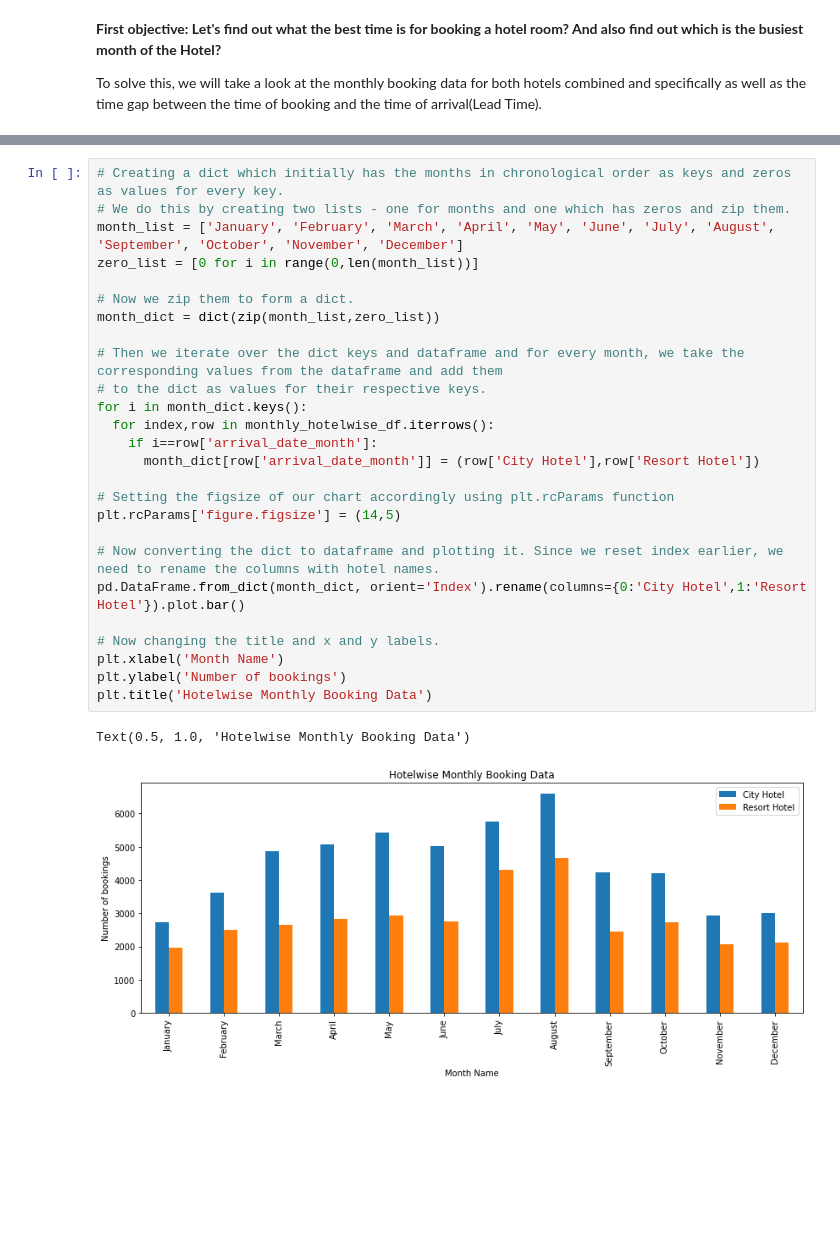
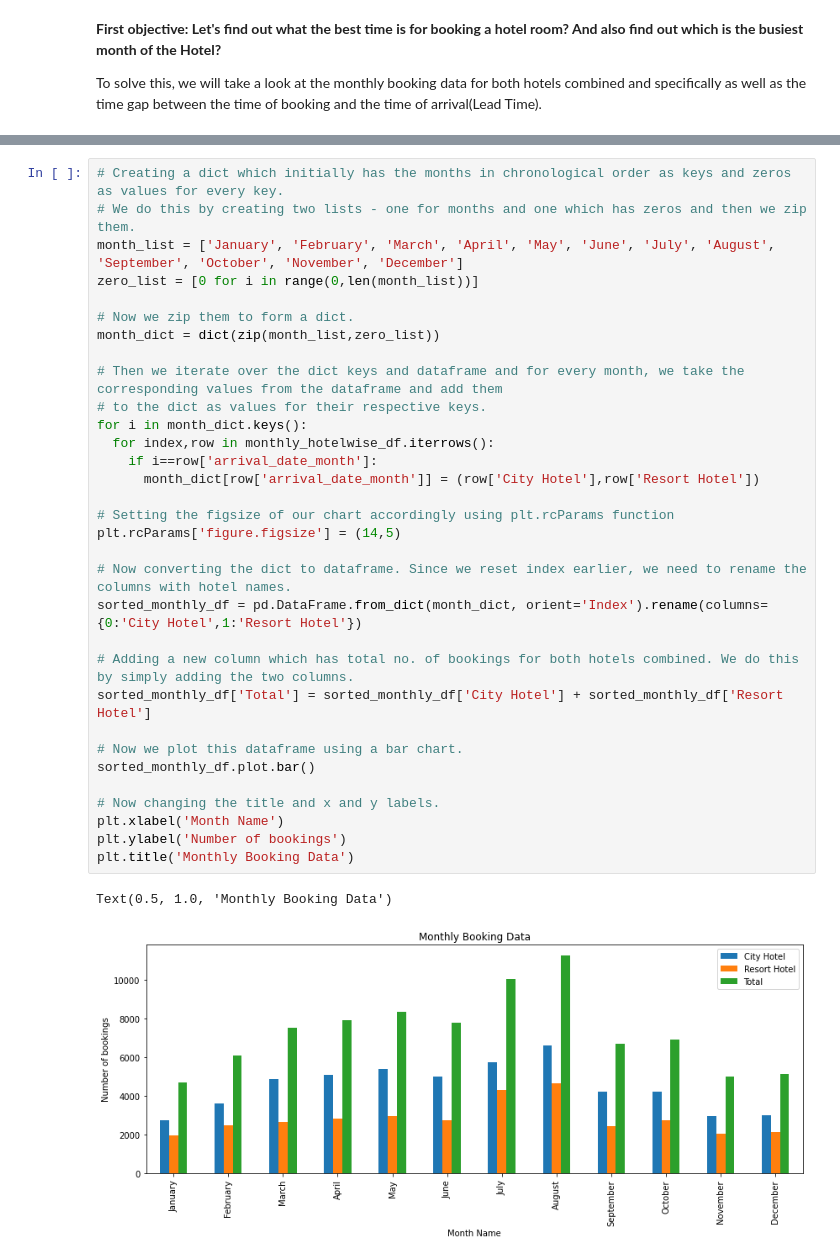
Before and after one commit to gopaljigupta45/Gopal-Ji-Gupta-EDA-Hotel-Booking, a Jupyter notebook: GOPAL_JI_GUPTA_Hotel_Booking_Analysis_Capstone_Project.ipynb, the cells around one changed output, grey strips where cells are left out. Drawn from its saved outputs; the diff is of its cells as text; blank space fills up the shorter version.

```diff
--- a/GOPAL_JI_GUPTA_Hotel_Booking_Analysis_Capstone_Project.ipynb
+++ b/GOPAL_JI_GUPTA_Hotel_Booking_Analysis_Capstone_Project.ipynb
@@ -169,30 +170,36 @@ So we get a dictionary which contains the same information as our dataframe with
 Then we convert it to a dataframe using from_dict function and plot it.
 # %%
 # Creating a dict which initially has the months in chronological order as keys and zeros as values for every key.
-# We do this by creating two lists - one for months and one which has zeros and zip them.
+# We do this by creating two lists - one for months and one which has zeros and then we zip them.
 month_list = ['January', 'February', 'March', 'April', 'May', 'June', 'July', 'August', 'September', 'October', 'November', 'December']
 zero_list = [0 for i in range(0,len(month_list))]
 
 # Now we zip them to form a dict.
 month_dict = dict(zip(month_list,zero_list))
 
 # Then we iterate over the dict keys and dataframe and for every month, we take the corresponding values from the dataframe and add them
 # to the dict as values for their respective keys.
 for i in month_dict.keys():
   for index,row in monthly_hotelwise_df.iterrows():
     if i==row['arrival_date_month']:
       month_dict[row['arrival_date_month']] = (row['City Hotel'],row['Resort Hotel'])
 
 # Setting the figsize of our chart accordingly using plt.rcParams function
 plt.rcParams['figure.figsize'] = (14,5)
 
-# Now converting the dict to dataframe and plotting it. Since we reset index earlier, we need to rename the columns with hotel names.
-pd.DataFrame.from_dict(month_dict, orient='Index').rename(columns={0:'City Hotel',1:'Resort Hotel'}).plot.bar()
+# Now converting the dict to dataframe. Since we reset index earlier, we need to rename the columns with hotel names.
+sorted_monthly_df = pd.DataFrame.from_dict(month_dict, orient='Index').rename(columns={0:'City Hotel',1:'Resort Hotel'})
+
+# Adding a new column which has total no. of bookings for both hotels combined. We do this by simply adding the two columns.
+sorted_monthly_df['Total'] = sorted_monthly_df['City Hotel'] + sorted_monthly_df['Resort Hotel']
+
+# Now we plot this dataframe using a bar chart.
+sorted_monthly_df.plot.bar()
 
 # Now changing the title and x and y labels.
 plt.xlabel('Month Name')
 plt.ylabel('Number of bookings')
-plt.title('Hotelwise Monthly Booking Data')
+plt.title('Monthly Booking Data')
 # %% [output]
-Text(0.5, 1.0, 'Hotelwise Monthly Booking Data')
+Text(0.5, 1.0, 'Monthly Booking Data')
-[figure, old version]
+[figure, new version]
```
Also changed, not shown: parts of 6 cells of this notebook.
